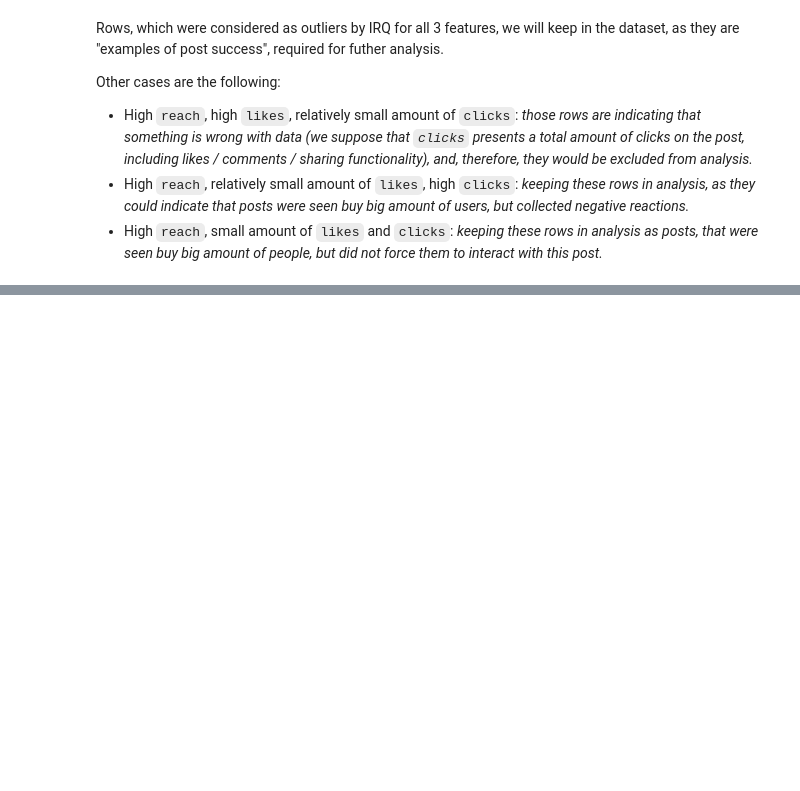
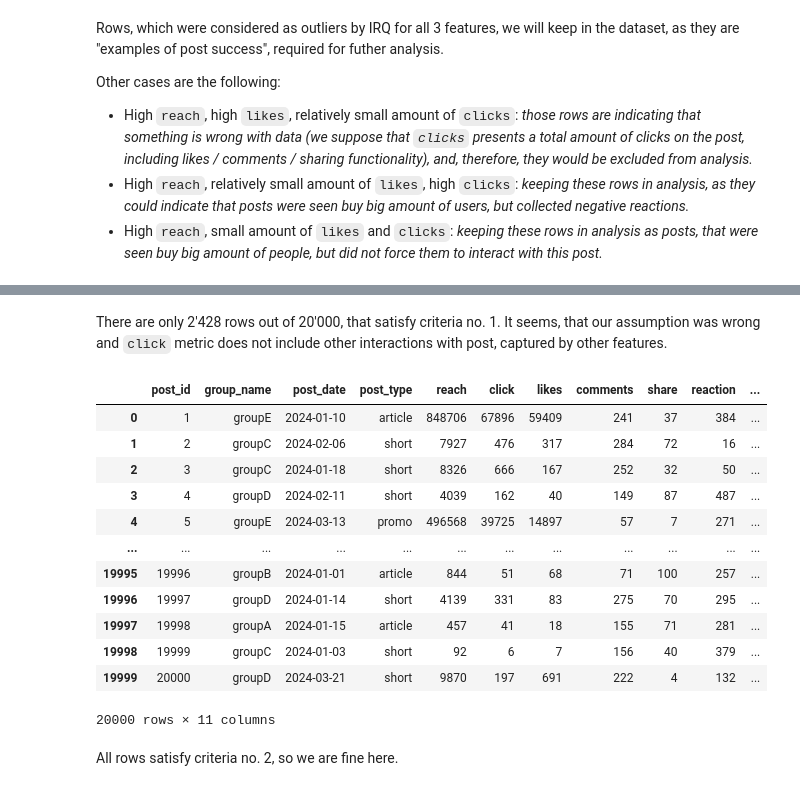
Before and after one commit to KKDD41/DA_Assignment_1, a Jupyter notebook: EDA.ipynb, the cells around one changed output, grey strips where cells are left out. Drawn from its saved outputs; the diff is of its cells as text; code cells hidden in the pictures; blank space fills up the shorter version.

```diff
--- a/EDA.ipynb
+++ b/EDA.ipynb
@@ -583,0 +621,23 @@ Other cases are the following:
+# %% [markdown]
+There are only 2'428 rows out of 20'000, that satisfy criteria no. 1. It seems, that our assumption was wrong and `click` metric
+does not include other interactions with post, captured by other features.
+# %%
+posts_and_group_df_filled_missing_values[
+    posts_and_group_df_filled_missing_values["reach"] >= posts_and_group_df_filled_missing_values["click"]
+]
+# %% [output]
+|  | post_id | group_name | post_date | post_type | reach | click | likes | comments | share | reaction | ... |
+| 0 | 1 | groupE | 2024-01-10 | article | 848706 | 67896 | 59409 | 241 | 37 | 384 | ... |
+| 1 | 2 | groupC | 2024-02-06 | short | 7927 | 476 | 317 | 284 | 72 | 16 | ... |
+| 2 | 3 | groupC | 2024-01-18 | short | 8326 | 666 | 167 | 252 | 32 | 50 | ... |
+| 3 | 4 | groupD | 2024-02-11 | short | 4039 | 162 | 40 | 149 | 87 | 487 | ... |
+| 4 | 5 | groupE | 2024-03-13 | promo | 496568 | 39725 | 14897 | 57 | 7 | 271 | ... |
+| ... | ... | ... | ... | ... | ... | ... | ... | ... | ... | ... | ... |
+| 19995 | 19996 | groupB | 2024-01-01 | article | 844 | 51 | 68 | 71 | 100 | 257 | ... |
+| 19996 | 19997 | groupD | 2024-01-14 | short | 4139 | 331 | 83 | 275 | 70 | 295 | ... |
+| 19997 | 19998 | groupA | 2024-01-15 | article | 457 | 41 | 18 | 155 | 71 | 281 | ... |
+| 19998 | 19999 | groupC | 2024-01-03 | short | 92 | 6 | 7 | 156 | 40 | 379 | ... |
+| 19999 | 20000 | groupD | 2024-03-21 | short | 9870 | 197 | 691 | 222 | 4 | 132 | ... |
+20000 rows × 11 columns
+# %% [markdown]
+All rows satisfy criteria no. 2, so we are fine here.
```
Also changed, not shown: parts of 8 cells of this notebook.
